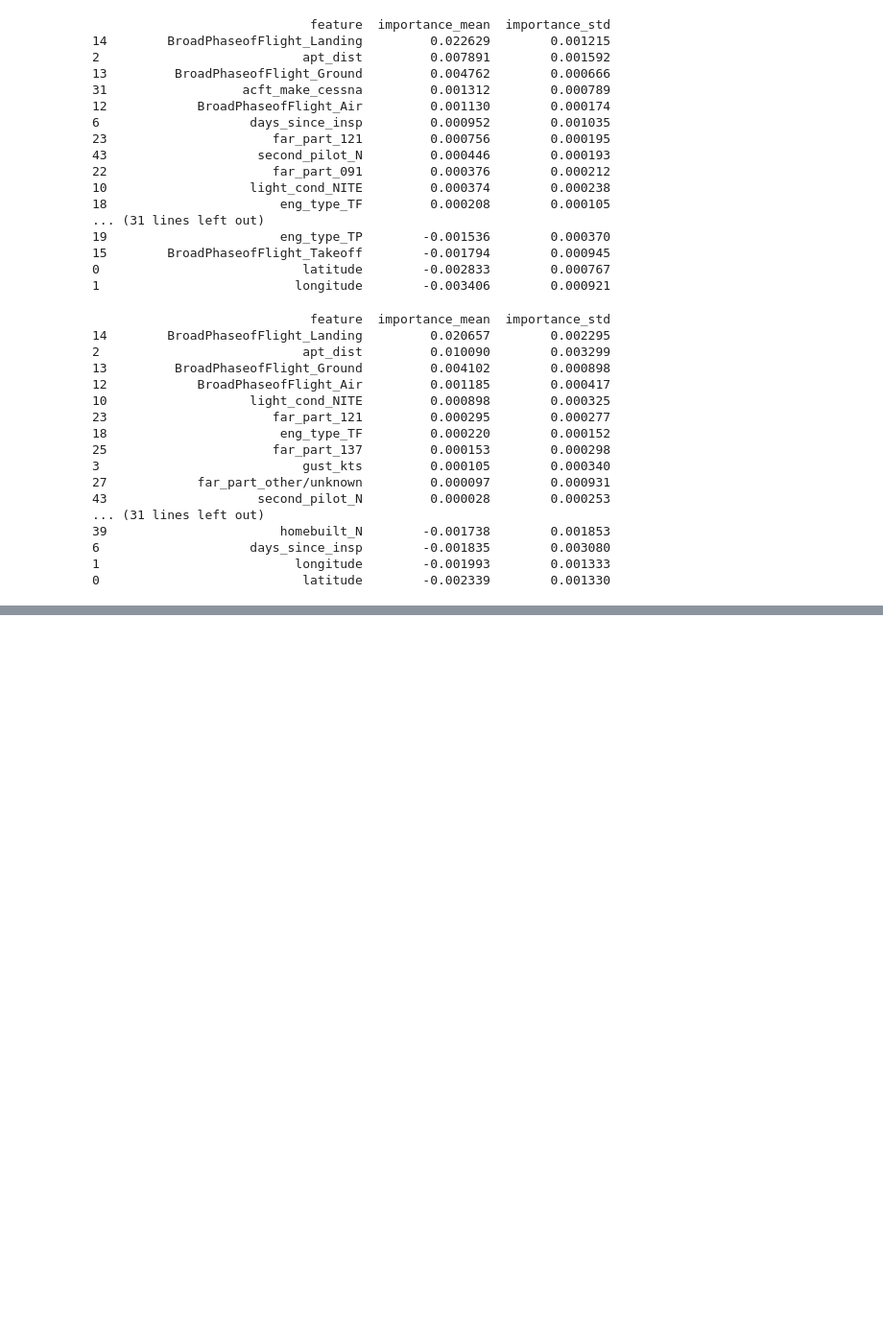
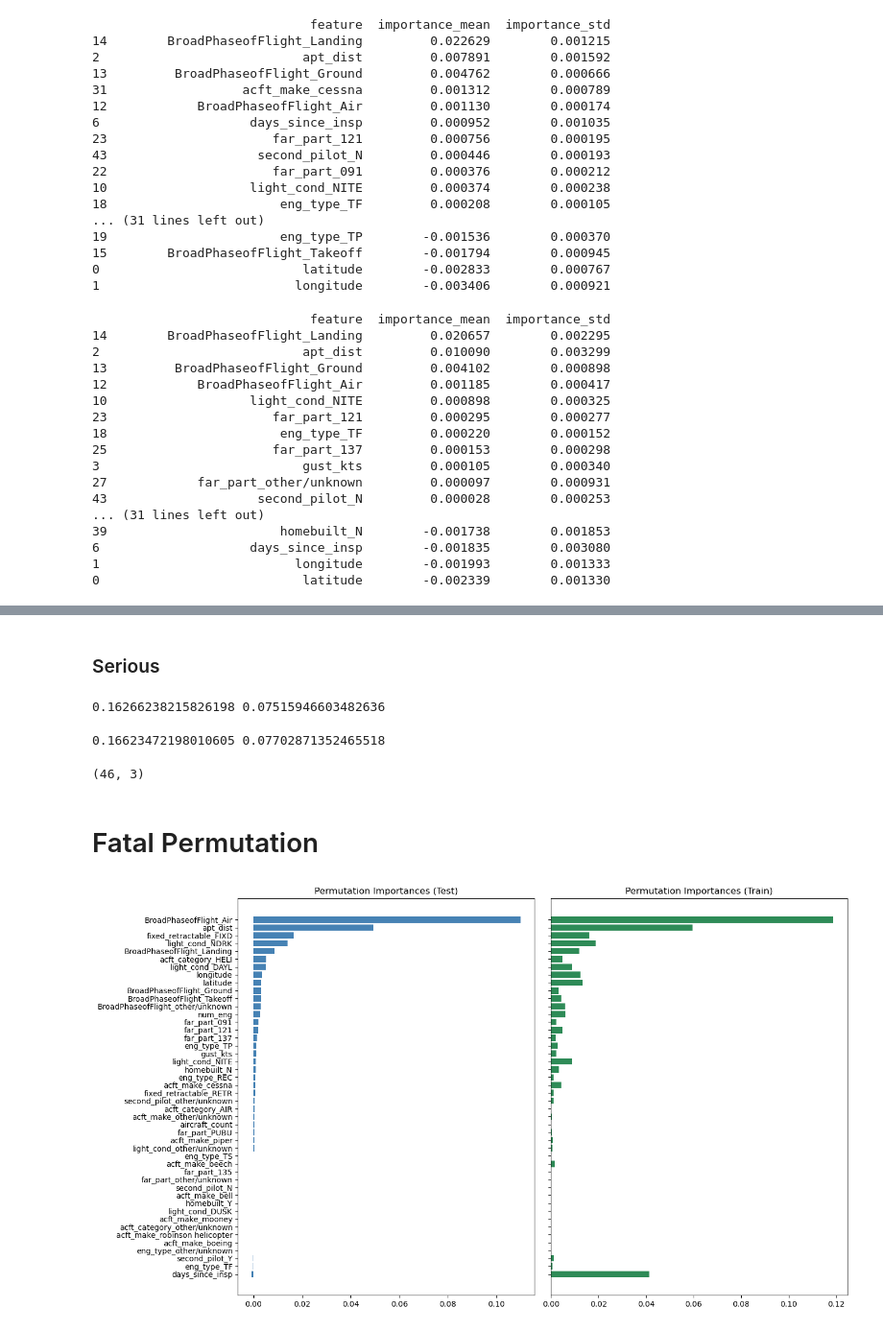
Before and after one commit to TheErdosInstitute-Summer2025-Project/aviation-project, a Jupyter notebook: jupyter_notebooks/test_notebook.ipynb, the cells around one changed output, grey strips where cells are left out. Shown: that part at 96% size. Saved outputs shown, nothing was run; the diff lists cells and outputs as text; code cells hidden in the pictures; blank space fills up the shorter version.

Commit message:
Regression Models Finalized
- Both a and b scripts fully complete
- Permutation importance plots exported

```diff
--- a/jupyter_notebooks/test_notebook.ipynb
+++ b/jupyter_notebooks/test_notebook.ipynb
@@ -448,0 +442,11 @@ print(test_importance_df)
+# %%
+histgrad_f = HistGradientBoostingRegressor(random_state=seed,
+                                         learning_rate=0.1,
+                                         max_iter=100,
+                                         max_leaf_nodes=6).fit(X_train,y_train_f)
+
+## Serious Proportion Model
+histgrad_s = HistGradientBoostingRegressor(random_state=seed,
+                                         learning_rate=0.01,
+                                         max_iter=500,
+                                         max_leaf_nodes=3).fit(X_train,y_train_s)
@@ -448,0 +468,48 @@ print(test_importance_df)
+# %% [markdown]
+### Serious
+# %%
+print(mean_absolute_error(y_test_s,y_pred_s), mean_squared_error(y_test_s,y_pred_s))
+# %% [output]
+0.16266238215826198 0.07515946603482636
+# %%
+print(mean_absolute_error(y_test_s,naive_pred_s), mean_squared_error(y_test_s,naive_pred_s))
+# %% [output]
+0.16623472198010605 0.07702871352465518
+# %%
+test_importance_df.shape
+# %% [output]
+(46, 3)
+# %% [markdown]
+# Fatal Permutation
+# %%
+# Get permutation importance for TRAIN set
+perm_train = permutation_importance(histgrad_f, X_train, y_train_f, n_repeats=25, random_state=seed)
+train_importances = pd.DataFrame({
+    'Feature': features,
+    'Importance': perm_train.importances_mean
+}).sort_values(by='Importance', ascending=True)
+
+# Get permutation importance for TEST set
+perm_test = permutation_importance(histgrad_f, X_test, y_test_f, n_repeats=25, random_state=seed)
+test_importances = pd.DataFrame({
+    'Feature': features,
+    'Importance': perm_test.importances_mean
+}).sort_values(by='Importance', ascending=True)
+
+
+# Plotting both sets side by side
+fig, axes = plt.subplots(1, 2, figsize=(14, 8), sharey=True)
+
+
+axes[0].barh(test_importances['Feature'], test_importances['Importance'], color='steelblue')
+axes[0].set_title('Permutation Importances (Test)')
+axes[0].invert_yaxis()
+
+
+axes[1].barh(train_importances['Feature'], train_importances['Importance'], color='seagreen')
+axes[1].set_title('Permutation Importances (Train)')
+axes[1].invert_yaxis()
+plt.tight_layout()
+plt.show()
+# %% [output]
+[figure, added]
```
Also changed, not shown: parts of 10 cells of this notebook, 3 other files.
